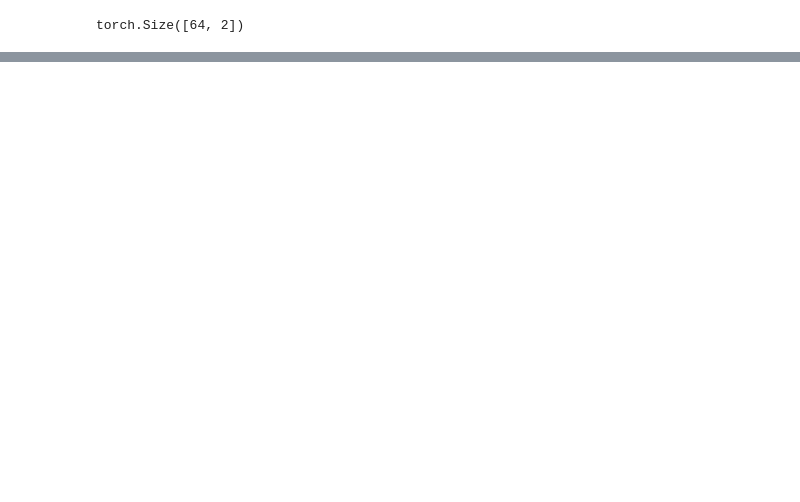
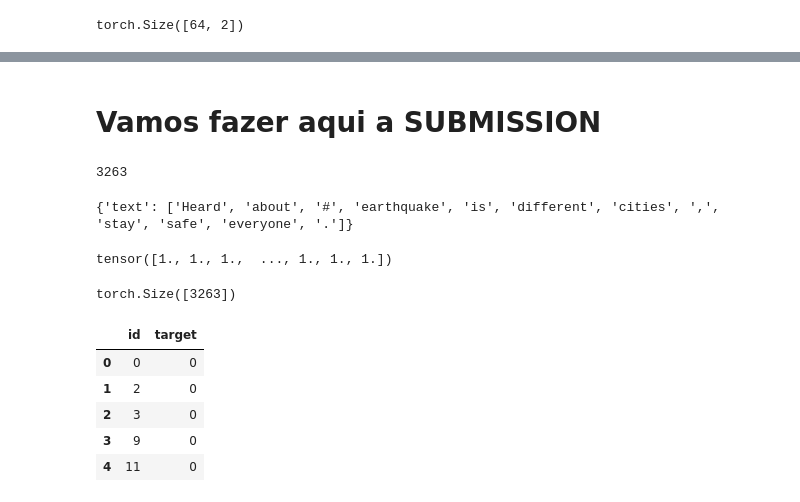
Before and after one commit to EddyGiusepe/NLP_with_Disaster_Tweets_Transfer_Learning, a Jupyter notebook: Baseline_NLP_with_Disaster_Tweest.ipynb, the cells around one changed output, grey strips where cells are left out. Drawn from its saved outputs; the diff is of its cells as text; code cells hidden in the pictures; blank space fills up the shorter version.

```diff
--- a/Baseline_NLP_with_Disaster_Tweest.ipynb
+++ b/Baseline_NLP_with_Disaster_Tweest.ipynb
@@ -198,0 +246,20 @@ plot(hist)
+# %% [markdown]
+# Vamos fazer aqui a SUBMISSION
+# %%
+test_dataset = data.TabularDataset(
+    path = PATH/'test_clean.csv',
+    format = 'CSV',
+    fields = [('text', TEXT)], # Esse objeto TEXT já tem os tokens e vocabulário.
+    skip_header = True
+)
+
+len(test_dataset)
+# %% [output]
+3263
+# %%
+
+ix = 1
+
+print(vars(test_dataset.examples[ix]))
+# %% [output]
+{'text': ['Heard', 'about', '#', 'earthquake', 'is', 'different', 'cities', ',', 'stay', 'safe', 'everyone', '.']}
@@ -198,0 +282,21 @@ plot(hist)
+# %%
+preds = predict()
+
+preds
+# %% [output]
+tensor([1., 1., 1.,  ..., 1., 1., 1.])
+# %%
+preds.shape
+# %% [output]
+torch.Size([3263])
+# %%
+submission = pd.read_csv(PATH  / 'sample_submission.csv')
+
+submission.head()
+# %% [output]
+|  | id | target |
+| 0 | 0 | 0 |
+| 1 | 2 | 0 |
+| 2 | 3 | 0 |
+| 3 | 9 | 0 |
+| 4 | 11 | 0 |
```
Also changed, not shown: parts of 11 cells of this notebook.
